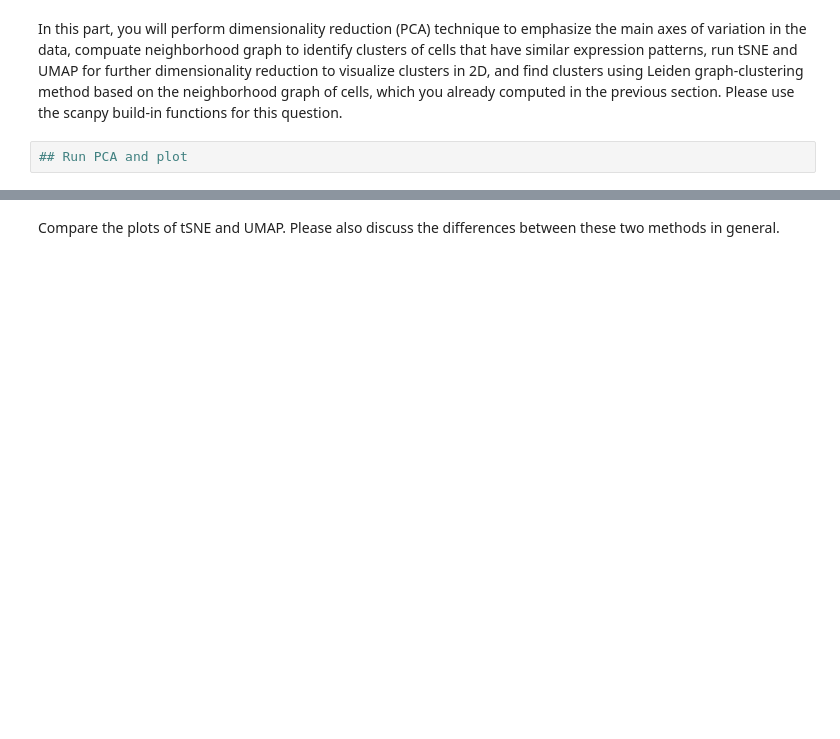
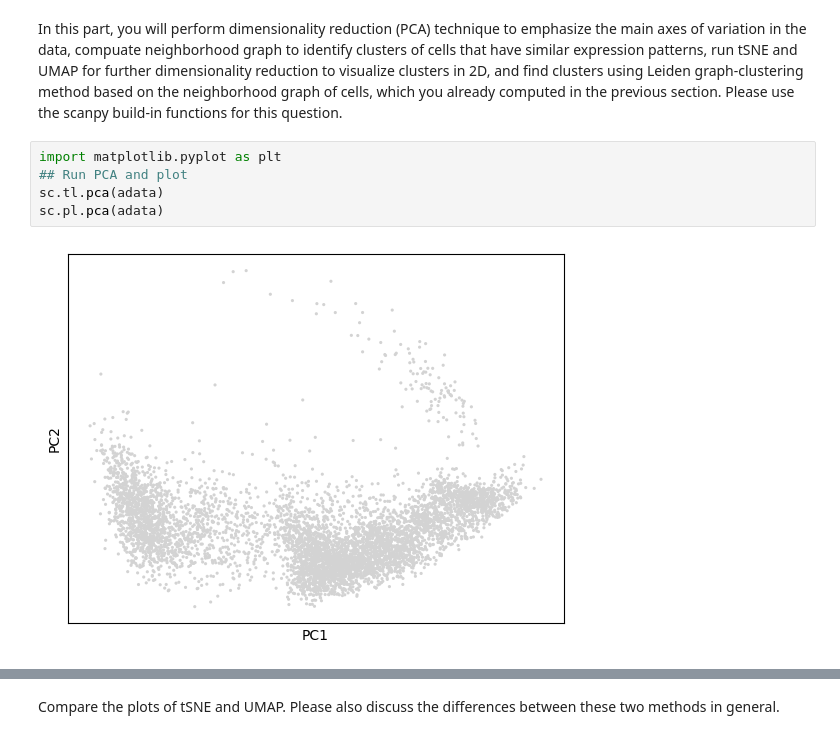
Before and after one commit to natnj/NJ-projects-pub, a Jupyter notebook: MLCB_Homework_4_NJ.ipynb, the cells around one changed output, grey strips where cells are left out. Drawn from its saved outputs; the diff is of its cells as text; blank space fills up the shorter version.

```diff
--- a/MLCB_Homework_4_NJ.ipynb
+++ b/MLCB_Homework_4_NJ.ipynb
@@ -70,7 +91,12 @@ sc.pp.highly_variable_genes(adata, min_mean=0.0125, max_mean=3, min_disp=0.5)
 ### 1.A Visualization and Clustering
 # %% [markdown]
 In this part, you will perform dimensionality reduction (PCA) technique to emphasize the main axes of variation in the data, compuate neighborhood graph to identify clusters of cells that have similar expression patterns, run tSNE and UMAP for further dimensionality reduction to visualize clusters in 2D, and find clusters using Leiden graph-clustering method based on the neighborhood graph of cells, which you already computed in the previous section. Please use the scanpy build-in functions for this question.
-# %%
-## Run PCA and plot
+# %%
+import matplotlib.pyplot as plt
+## Run PCA and plot
+sc.tl.pca(adata)
+sc.pl.pca(adata)
+# %% [output]
+[figure, added]
 # %%
 ## Number of PCs selection
```
Also changed, not shown: parts of 12 cells of this notebook.
